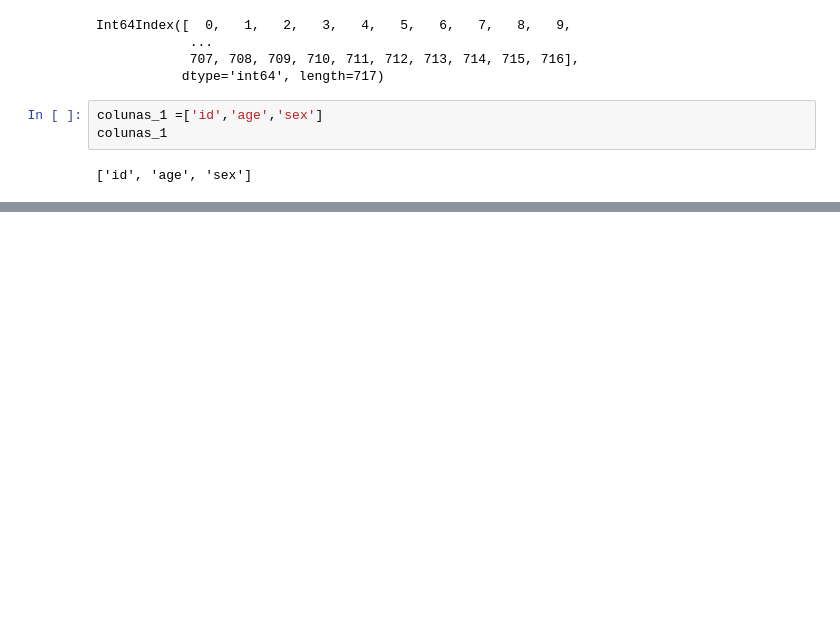
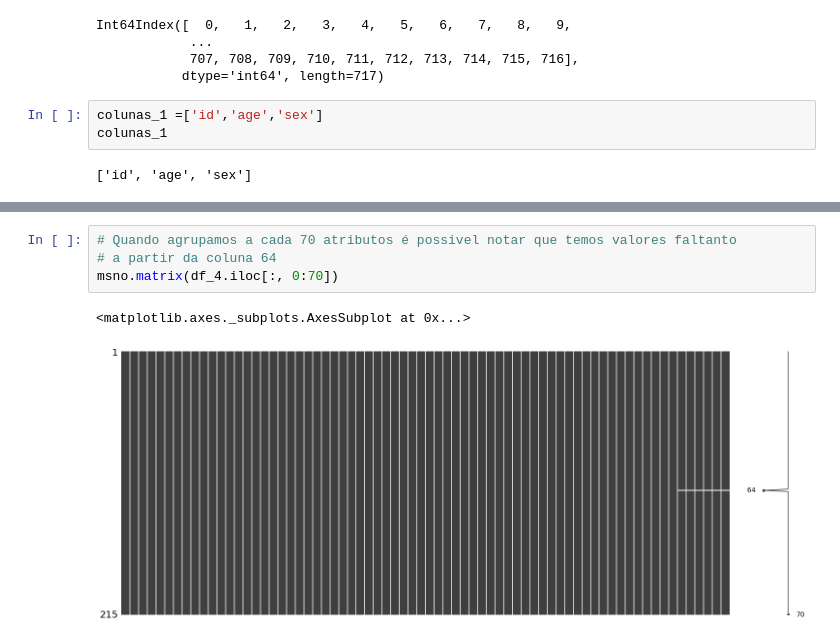
Before and after one commit to lgusp/Rec_Padroes_PPGI_2020, a Jupyter notebook: Rec_Padroes_imagens_coronarias.ipynb, the cells around one changed output, grey strips where cells are left out. Drawn from its saved outputs; the diff is of its cells as text; blank space fills up the shorter version.

```diff
--- a/Rec_Padroes_imagens_coronarias.ipynb
+++ b/Rec_Padroes_imagens_coronarias.ipynb
@@ -194,0 +409,7 @@ df.describe()
+# %%
+# Quando agrupamos a cada 70 atributos é possivel notar que temos valores faltanto
+# a partir da coluna 64
+msno.matrix(df_4.iloc[:, 0:70])
+# %% [output]
+<matplotlib.axes._subplots.AxesSubplot at 0x...>
+[figure, added]
```
Also changed, not shown: parts of 79 cells of this notebook, 6 other files.
